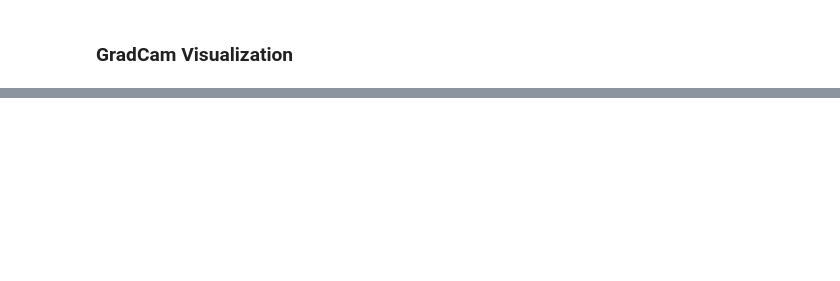
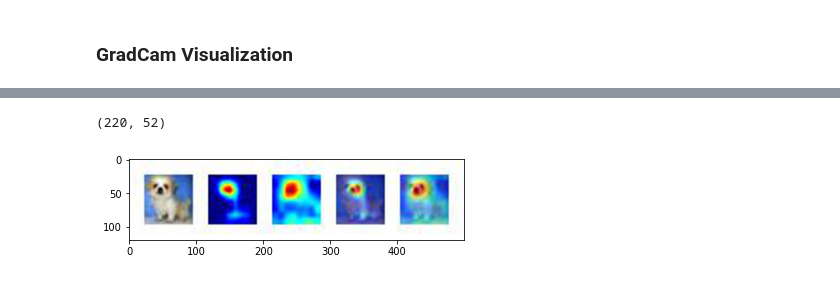
Before and after one commit to upadhyayprakash/eva4, a Jupyter notebook: S9/EVA4_Session_9_CIFAR10_RESNet18_Augmentation.ipynb, the cells around one changed output, grey strips where cells are left out. Saved outputs shown, nothing was run; the diff lists cells and outputs as text; code cells hidden in the pictures; blank space fills up the shorter version.

```diff
--- a/S9/EVA4_Session_9_CIFAR10_RESNet18_Augmentation.ipynb
+++ b/S9/EVA4_Session_9_CIFAR10_RESNet18_Augmentation.ipynb
@@ -241,0 +183,9 @@ torch.Size([32, 32])
+# %%
+# Visualize the GradCam
+from grad_cam_vis import visualize_grad_cam
+%matplotlib inline
+
+visualize_grad_cam(model)
+# %% [output]
+(220, 52)
+[figure, added]
```
Also changed, not shown: parts of 7 cells of this notebook.
